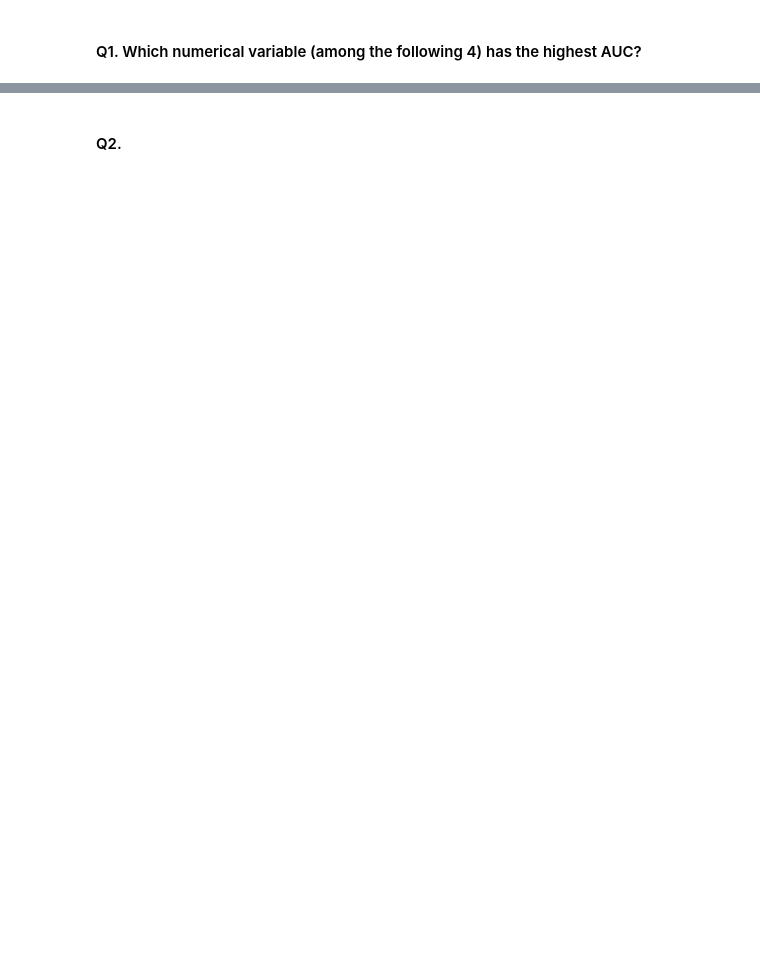
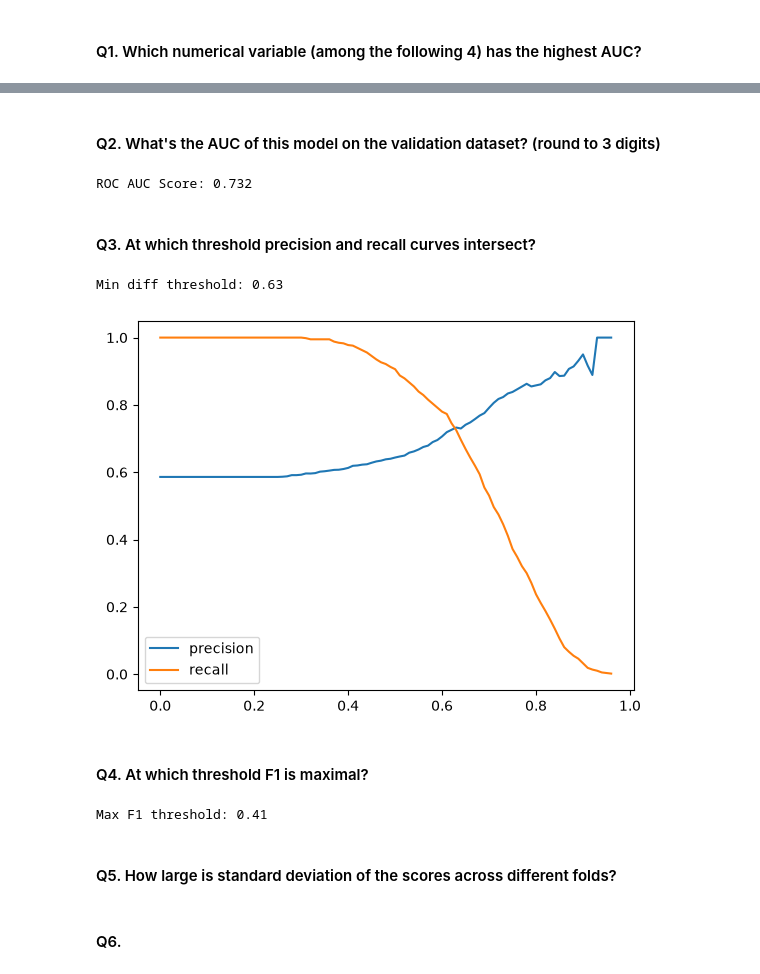
Before and after one commit to besteekmen/ML-ZoomCamp-Outputs, a Jupyter notebook: module4_evaluation/homework4.ipynb, the cells around one changed output, grey strips where cells are left out. Drawn from its saved outputs; the diff is of its cells as text; code cells hidden in the pictures; blank space fills up the shorter version.

```diff
--- a/module4_evaluation/homework4.ipynb
+++ b/module4_evaluation/homework4.ipynb
@@ -74,2 +140,2 @@ print(f"y_train, y_val, y_test: ({len(y_train)}, {len(y_val)}, {len(y_test)})")
 # %% [markdown]
-#### Q2.
+#### Q2. What's the AUC of this model on the validation dataset? (round to 3 digits)
@@ -75,0 +168,72 @@ print(f"y_train, y_val, y_test: ({len(y_train)}, {len(y_val)}, {len(y_test)})")
+# %%
+# train the model
+dv, model = train(df_train, y_train)
+# predict the outcomes
+y_pred = predict(df_val, dv, model)
+
+# roc auc on validation
+print(f"ROC AUC Score: {roc_auc_score(y_val, y_pred):.3f}")
+# %% [output]
+ROC AUC Score: 0.732
+# %% [markdown]
+#### Q3. At which threshold precision and recall curves intersect?
+# %%
+def get_scores(y_pred, y_val):
+    # find true positive, true negative, false positive and false negative
+    actual_positive = (y_val == 1)
+    actual_negative = (y_val == 0)
+    scores = []
+    thresholds = np.arange(0.0, 1.01, 0.01)
+
+    for t in thresholds:
+        predict_positive = (y_pred >= t)
+        predict_negative = (y_pred < t)
+
+        tp = (predict_positive & actual_positive).sum()
+        tn = (predict_negative & actual_negative).sum()
+        fp = (predict_positive & actual_negative).sum()
+        fn = (predict_negative & actual_positive).sum()
+
+        precision = tp / (tp + fp) if (tp + fp) > 0 else 0
+        recall = tp / (tp + fn) if (tp + fn) > 0 else 0
+
+        scores.append((t, tp, tn, fp, fn, precision, recall))
+
+    return scores
+
+scores = get_scores(y_pred, y_val)
+df_scores = pd.DataFrame(
+    scores,
+    columns = ['threshold', 'tp', 'tn', 'fp', 'fn', 'precision', 'recall']
+)
+# %%
+# remove where both are 0
+df_scores = df_scores[~((df_scores['precision'] == 0) & (df_scores['recall'] == 0))]
+
+# set abs difference as a new column
+df_scores['diff'] = np.abs(df_scores['precision'] - df_scores['recall'])
+
+# plot the tresholds vs metrics
+plt.plot(df_scores.threshold, df_scores['precision'], label='precision')
+plt.plot(df_scores.threshold, df_scores['recall'], label='recall')
+plt.legend()
+
+# smallest difference treshold
+print(f"Min diff threshold: {df_scores.loc[df_scores['diff'].idxmin()].threshold:.2f}")
+# %% [output]
+Min diff threshold: 0.63
+[figure, added]
+# %% [markdown]
+#### Q4. At which threshold F1 is maximal?
+# %%
+df_scores['f1'] = (
+    2 * df_scores['precision'] * df_scores['recall']
+    / (df_scores['precision'] + df_scores['recall'])
+)
+
+# maximal f1 threshold
+print(f"Max F1 threshold: {df_scores.loc[df_scores['f1'].idxmax()].threshold:.2f}")
+# %% [output]
+Max F1 threshold: 0.41
+# %% [markdown]
+#### Q5. How large is standard deviation of the scores across different folds?
@@ -75,0 +242,2 @@ print(f"y_train, y_val, y_test: ({len(y_train)}, {len(y_val)}, {len(y_test)})")
+# %% [markdown]
+#### Q6.
```
Also changed, not shown: parts of 8 cells of this notebook.
